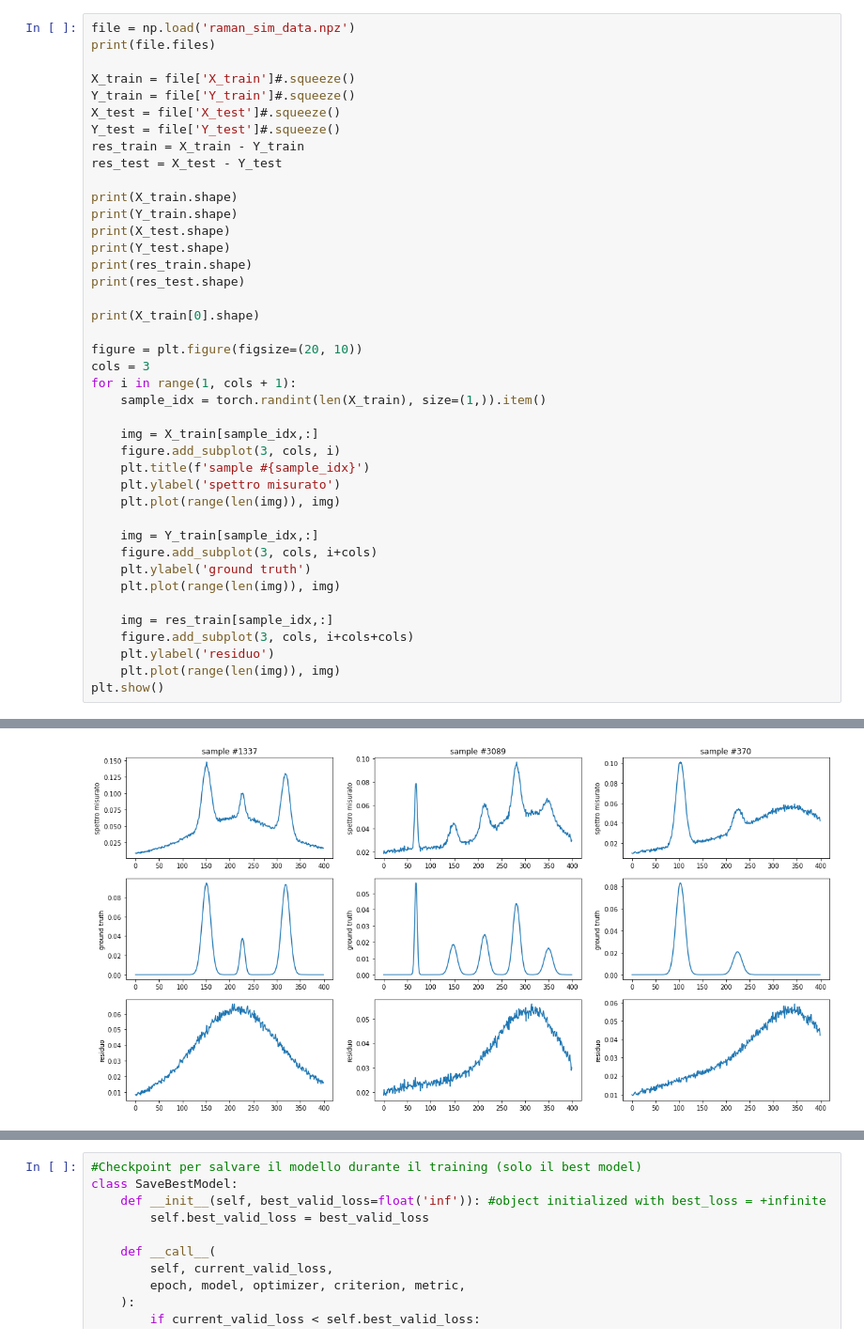
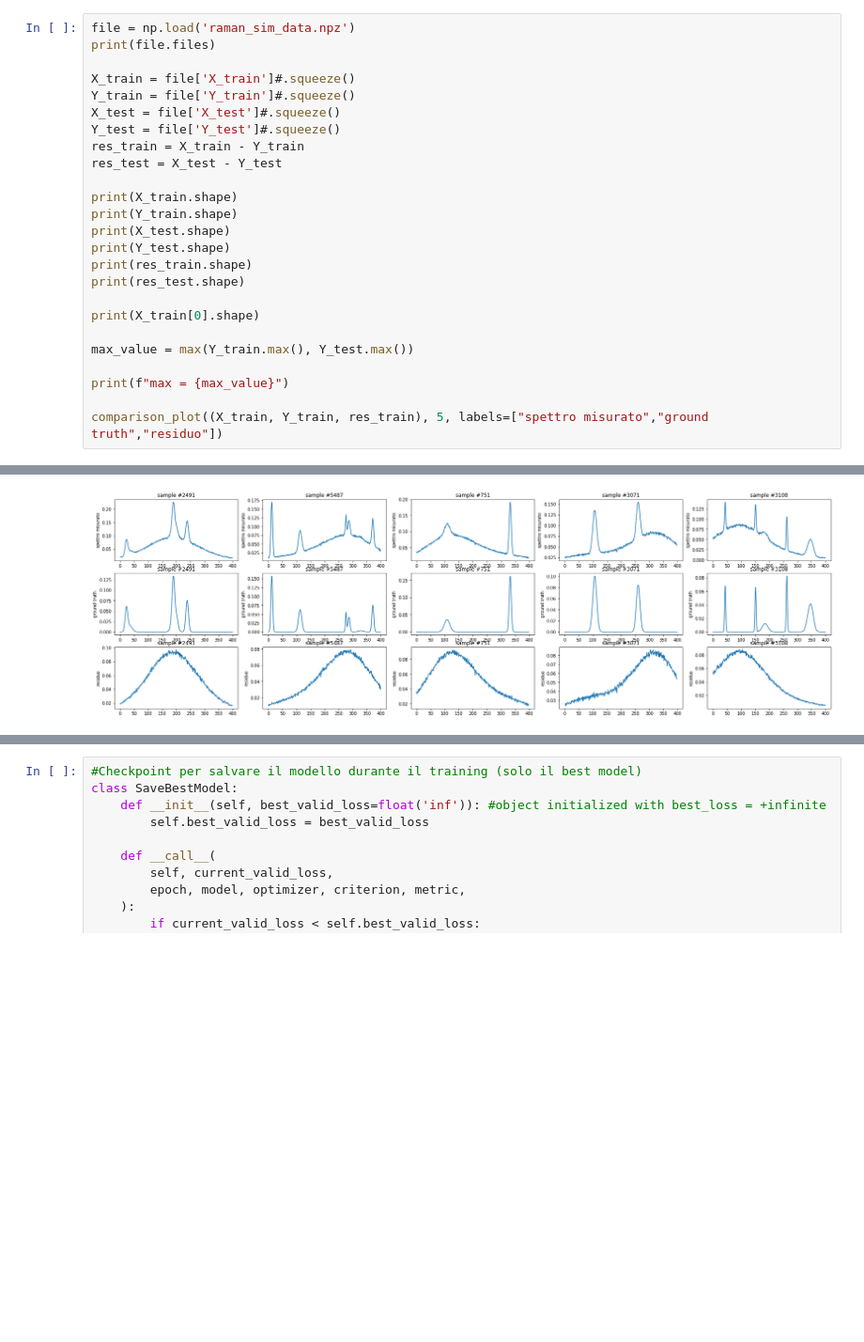
Before and after one commit to FrankJRix/ProgettoML, a Jupyter notebook: Progetto1_SRS_franco_risi_1620118.ipynb, the cells around one changed output, grey strips where cells are left out. Shown at 94% size. Saved outputs shown, nothing was run; the diff lists cells and outputs as text; blank space fills up the shorter version.

```diff
--- a/Progetto1_SRS_franco_risi_1620118.ipynb
+++ b/Progetto1_SRS_franco_risi_1620118.ipynb
@@ -52,27 +68,11 @@ print(res_test.shape)
 
 print(X_train[0].shape)
 
-figure = plt.figure(figsize=(20, 10))
-cols = 3
-for i in range(1, cols + 1):
-    sample_idx = torch.randint(len(X_train), size=(1,)).item()
+max_value = max(Y_train.max(), Y_test.max())
 
-    img = X_train[sample_idx,:]
-    figure.add_subplot(3, cols, i)
-    plt.title(f'sample #{sample_idx}')
-    plt.ylabel('spettro misurato')
-    plt.plot(range(len(img)), img)
+print(f"max = {max_value}")
 
-    img = Y_train[sample_idx,:]
-    figure.add_subplot(3, cols, i+cols)
-    plt.ylabel('ground truth')
-    plt.plot(range(len(img)), img)
-
-    img = res_train[sample_idx,:]
-    figure.add_subplot(3, cols, i+cols+cols)
-    plt.ylabel('residuo')
-    plt.plot(range(len(img)), img)
-plt.show()
+comparison_plot((X_train, Y_train, res_train), 5, labels=["spettro misurato","ground truth","residuo"])
 # %% [output]
 ['X_train', 'Y_train', 'X_test', 'Y_test', 'arr_0', 'arr_1', 'arr_2', 'arr_3']
 (8000, 400, 1)
@@ -85,4 +86,4 @@ plt.show()
-[figure, old version]
+[figure, new version]
 # %%
 if torch.cuda.is_available():
   print('Numero di GPU disponibili: ',torch.cuda.device_count())
```
Also changed, not shown: parts of 13 cells of this notebook.
